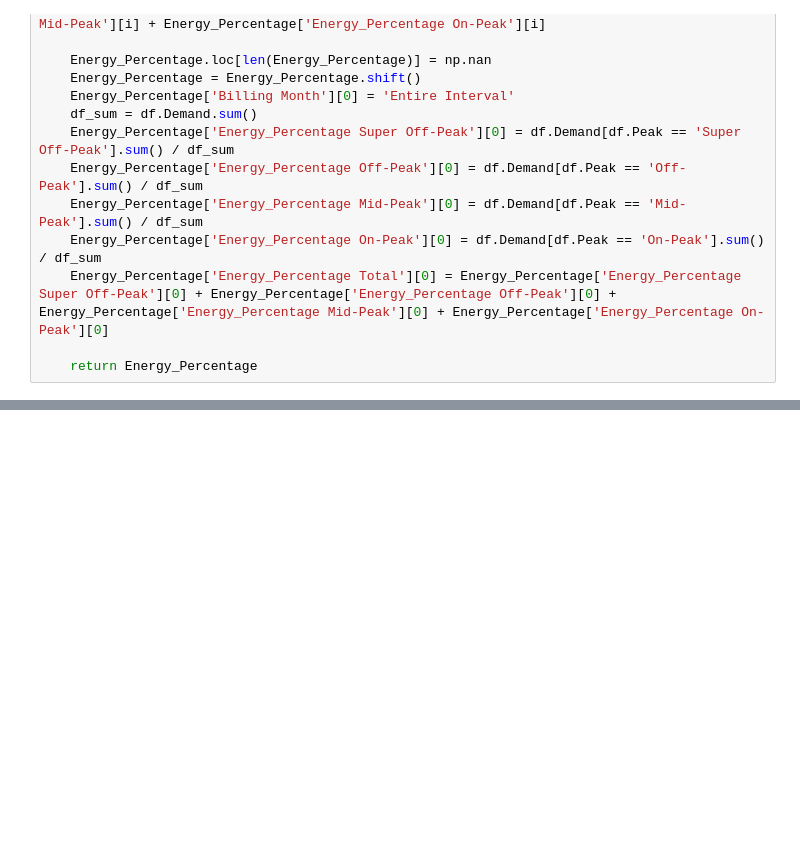
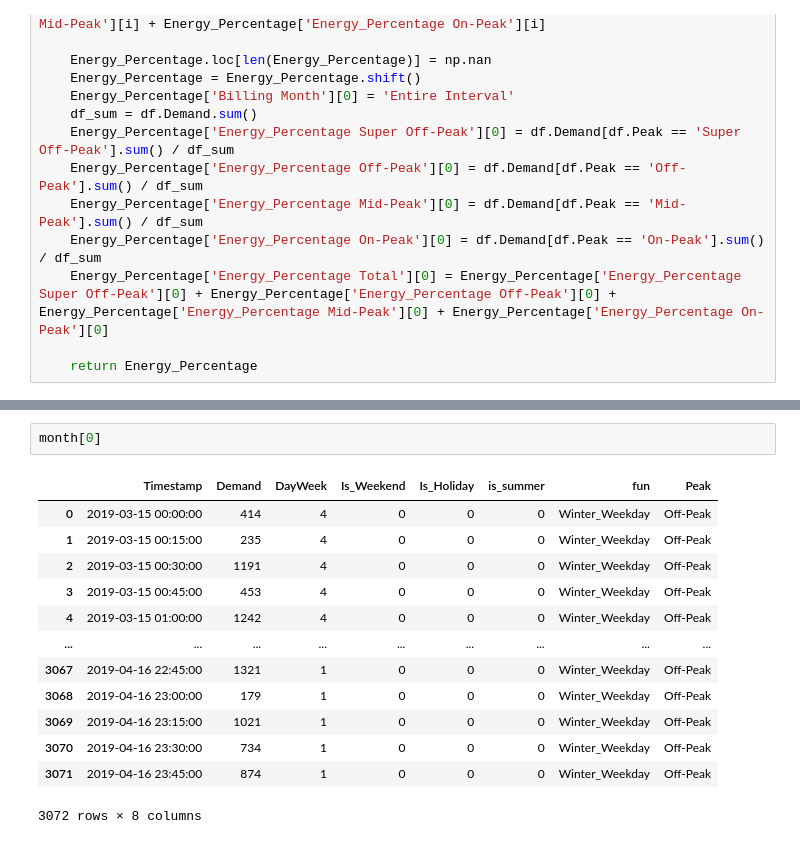
Before and after one commit to lenri001/Introduction-to-Data-Analysis, a Jupyter notebook: Lecture 3/Lecture 3.ipynb, the cells around one changed output, grey strips where cells are left out. Cells and saved outputs as stored; diff of their text form; blank space fills up the shorter version.

```diff
--- a/Lecture 3/Lecture 3.ipynb
+++ b/Lecture 3/Lecture 3.ipynb
@@ -187,0 +698,16 @@ kW_percentage
+# %%
+month[0]
+# %% [output]
+|  | Timestamp | Demand | DayWeek | Is_Weekend | Is_Holiday | is_summer | fun | Peak |
+| 0 | 2019-03-15 00:00:00 | 414 | 4 | 0 | 0 | 0 | Winter_Weekday | Off-Peak |
+| 1 | 2019-03-15 00:15:00 | 235 | 4 | 0 | 0 | 0 | Winter_Weekday | Off-Peak |
+| 2 | 2019-03-15 00:30:00 | 1191 | 4 | 0 | 0 | 0 | Winter_Weekday | Off-Peak |
+| 3 | 2019-03-15 00:45:00 | 453 | 4 | 0 | 0 | 0 | Winter_Weekday | Off-Peak |
+| 4 | 2019-03-15 01:00:00 | 1242 | 4 | 0 | 0 | 0 | Winter_Weekday | Off-Peak |
+| ... | ... | ... | ... | ... | ... | ... | ... | ... |
+| 3067 | 2019-04-16 22:45:00 | 1321 | 1 | 0 | 0 | 0 | Winter_Weekday | Off-Peak |
+| 3068 | 2019-04-16 23:00:00 | 179 | 1 | 0 | 0 | 0 | Winter_Weekday | Off-Peak |
+| 3069 | 2019-04-16 23:15:00 | 1021 | 1 | 0 | 0 | 0 | Winter_Weekday | Off-Peak |
+| 3070 | 2019-04-16 23:30:00 | 734 | 1 | 0 | 0 | 0 | Winter_Weekday | Off-Peak |
+| 3071 | 2019-04-16 23:45:00 | 874 | 1 | 0 | 0 | 0 | Winter_Weekday | Off-Peak |
+3072 rows × 8 columns
```
Also changed, not shown: parts of 75 cells of this notebook.
